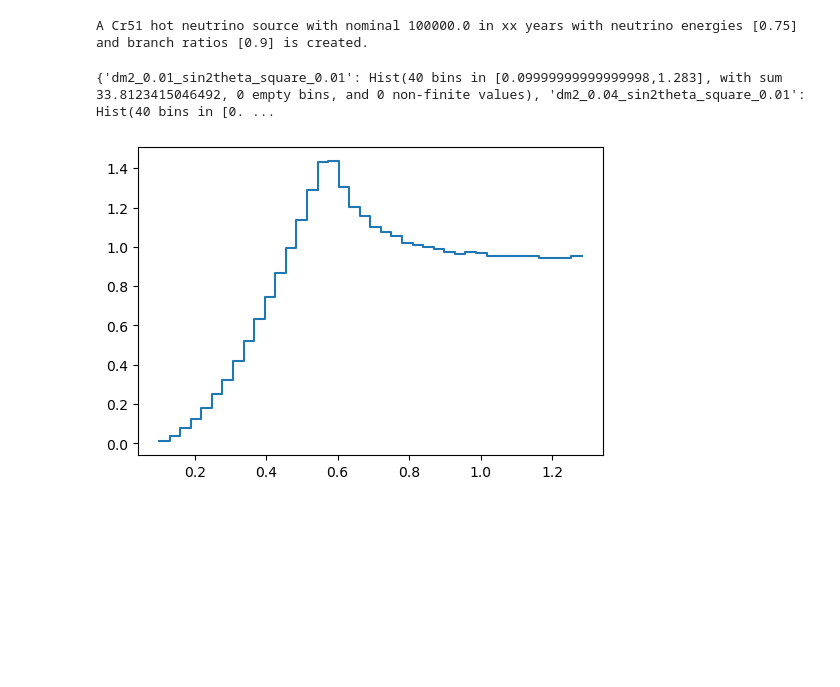
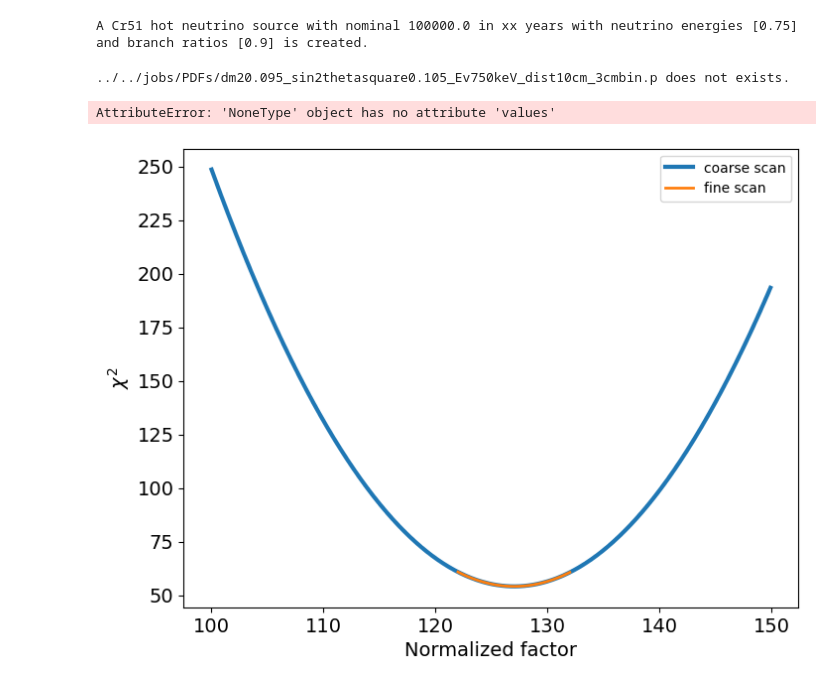
Before and after one commit to YMTheory/sensitivity, a Jupyter notebook: notebooks/fitter.ipynb, the cells around one changed output. Drawn from its saved outputs; the diff is of its cells as text; code cells hidden in the pictures; blank space fills up the shorter version.

```diff
--- a/notebooks/fitter.ipynb
+++ b/notebooks/fitter.ipynb
@@ -39,8 +30,0 @@ for sin in tqdm(np.logspace(-2, 1, 20), desc="Loop sin2theta_square..."):
-# %%
-dd = {}
-for name, pdf in zip(names, PDFs):
-    dd[name] = pdf
-
-print(dd)
-# %% [output]
-{'dm2_0.01_sin2theta_square_0.01': Hist(40 bins in [0.09999999999999998,1.283], with sum 33.8123415046492, 0 empty bins, and 0 non-finite values), 'dm2_0.04_sin2theta_square_0.01': Hist(40 bins in [0. ...
@@ -52,5 +31,61 @@ hs = fit.load_PDFs_fromFile(pdffile)
-# %%
-fig, ax = plt.subplots(figsize=(6, 4))
-hl.plot1d(ax, hs)
-# %% [output]
-[figure, removed]
+# %%
+'''
+pdf_filename = '../../jobs/PDFs/dm20.000_sin2thetasquare0.000_Ev750keV_dist10cm_3cmbin.p'
+data_filename = '../../jobs/Datasets/nonoscillating_Enu750keV_dist10cm_3cmbin.p'
+
+fit._set_datafilename(data_filename)
+fit._set_pdffilename(pdf_filename)
+
+fit.load_PDFs_fromFile()
+fit.load_data_fromFile()
+
+#fit.fit_statiscs_only_oneEvent(0)
+N0s, chi20s = [], []
+for i in tqdm(range(1000)):
+    N0, chi20, _, _, _, _ = fit.fit_statiscs_only_oneEvent_manually(i, Nmin=100, Nmax=150)
+    N0s.append(N0)
+    chi20s.append(chi20)
+arr = np.vstack((N0s, chi20s)).T
+
+outputfile = '../../jobs/Fits/dm20.000_sin2thetasquare0.000_Ev750keV_dist10cm_3cmbin.txt'
+np.savetxt(outputfile, arr)
+'''
+
+
+for dm2 in np.logspace(-2, 1, 50):
+    for sin2 in np.logspace(-2, 0, 50):
+        pdf_filename = f'../../jobs/PDFs/dm2{dm2:.3f}_sin2thetasquare{sin2:.3f}_Ev750keV_dist10cm_3cmbin.p'
+        data_filename = '../../jobs/Datasets/nonoscillating_Enu750keV_dist10cm_3cmbin.p'
+        outputfile = f'../../jobs/Fits/dm2{dm2:.3f}_sin2thetasquare{sin2:.3f}_Ev750keV_dist10cm_3cmbin.txt'
+        if os.path.exists(outputfile):
+            continue
+
+        fit._set_datafilename(data_filename)
+        fit._set_pdffilename(pdf_filename)
+
+        fit.load_PDFs_fromFile()
+        fit.load_data_fromFile()
+
+        #fit.fit_statiscs_only_oneEvent(0)
+        N1s, chi21s = [], []
+        for i in tqdm(range(1000)):
+            N0, chi20, _, _, _, _ = fit.fit_statiscs_only_oneEvent_manually(i, Nmin=100, Nmax=150)
+            N1s.append(N0)
+            chi21s.append(chi20)
+
+        arr = np.vstack((N1s, chi21s)).T
+
+        np.savetxt(outputfile, arr)
+# %% [output]
+../../jobs/PDFs/dm20.095_sin2thetasquare0.105_Ev750keV_dist10cm_3cmbin.p does not exists.
+AttributeError: 'NoneType' object has no attribute 'values'
+# %%
+fig, ax = plt.subplots(figsize=(8,6))
+ax.plot(coarse_step, coarse_chi2, lw=3, label='coarse scan')
+ax.plot(fine_step, fine_chi2, lw=2, label='fine scan')
+ax.legend()
+ax.set_xlabel('Normalized factor', fontsize=14)
+ax.set_ylabel(r'$\chi^2$', fontsize=14)
+ax.tick_params(labelsize=14)
+# %% [output]
+[figure, added]
```
Also changed, not shown: parts of 7 cells of this notebook, 10 other files.
